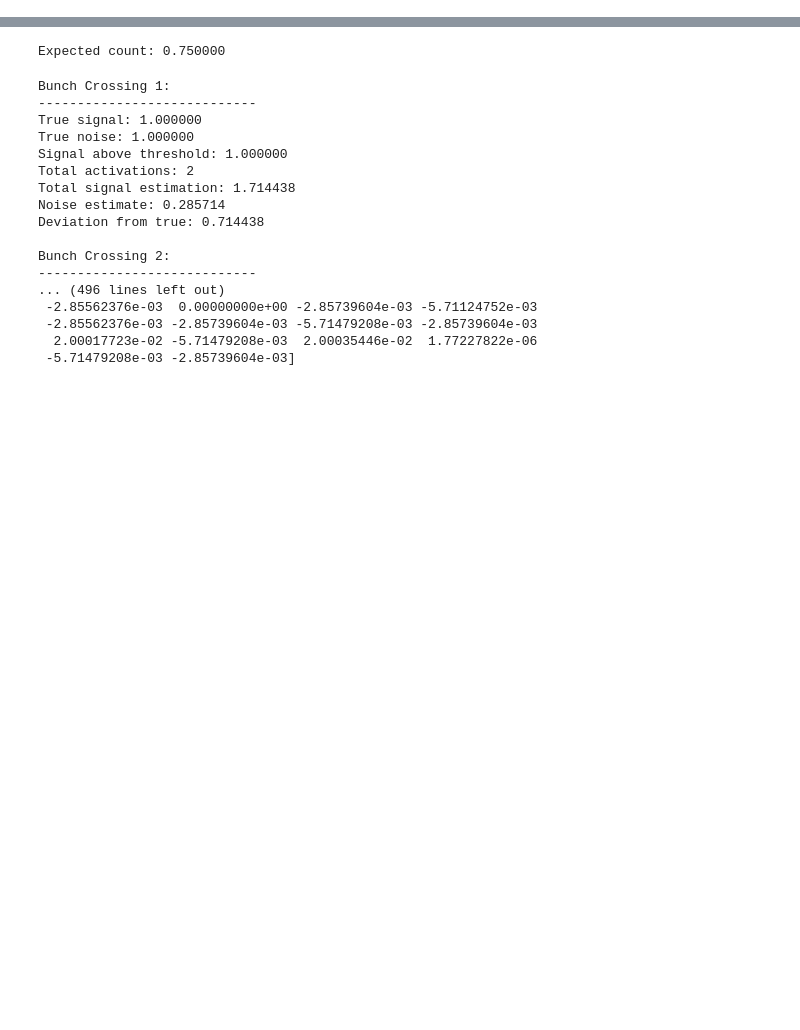
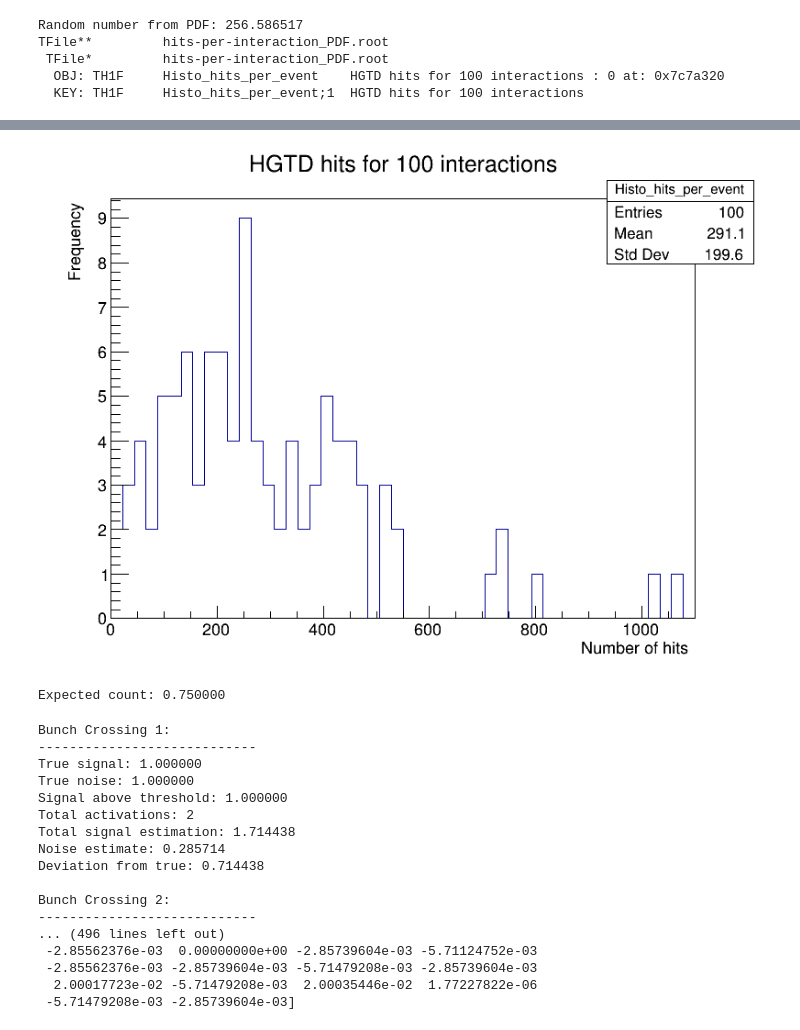
Before and after one commit to rupozzi/HGTDLumiToyStudies, a Jupyter notebook: Ruben/Test.ipynb, the cells around one changed output, grey strips where cells are left out. Saved outputs shown, nothing was run; the diff lists cells and outputs as text; code cells hidden in the pictures; blank space fills up the shorter version.

Commit message:
Implemented PDF in the toy MC to get number of hits

```diff
--- a/Ruben/Test.ipynb
+++ b/Ruben/Test.ipynb
@@ -17,0 +17,17 @@ Welcome to JupyROOT 6.22/08
+# %%
+# Load the file and get the tree
+f = ROOT.TFile.Open("hits-per-interaction_PDF.root", "READ")
+PDF_per_interaction = f.Get("Histo_hits_per_event")
+# Print out the objects and branches
+f.ls()
+c1 = ROOT.TCanvas("Canvas", "Title", 800, 600)
+PDF_per_interaction.Draw()
+c1.Draw()
+rando = PDF_per_interaction.GetRandom()
+print("Random number from PDF: %f"%rando)
+# %% [output]
+Random number from PDF: 256.586517
+TFile**         hits-per-interaction_PDF.root
+ TFile*         hits-per-interaction_PDF.root
+  OBJ: TH1F     Histo_hits_per_event    HGTD hits for 100 interactions : 0 at: 0x7c7a320
+  KEY: TH1F     Histo_hits_per_event;1  HGTD hits for 100 interactions
@@ -18,3 +35,4 @@ Welcome to JupyROOT 6.22/08
+[figure, added]
 # %%
 def simulation (nr_of_channels, ratio_of_channels_to_sample, expected_count, bunch_crossings, threshold, peak_mpv_voltage, guess_mpv_voltage, large_window_factor):
     """For a number of BC, we get two lists: total_actual_signal_count and total_estimated_signal_count for each BC"""
```
Also changed, not shown: parts of 2 cells of this notebook, 4 other files.
